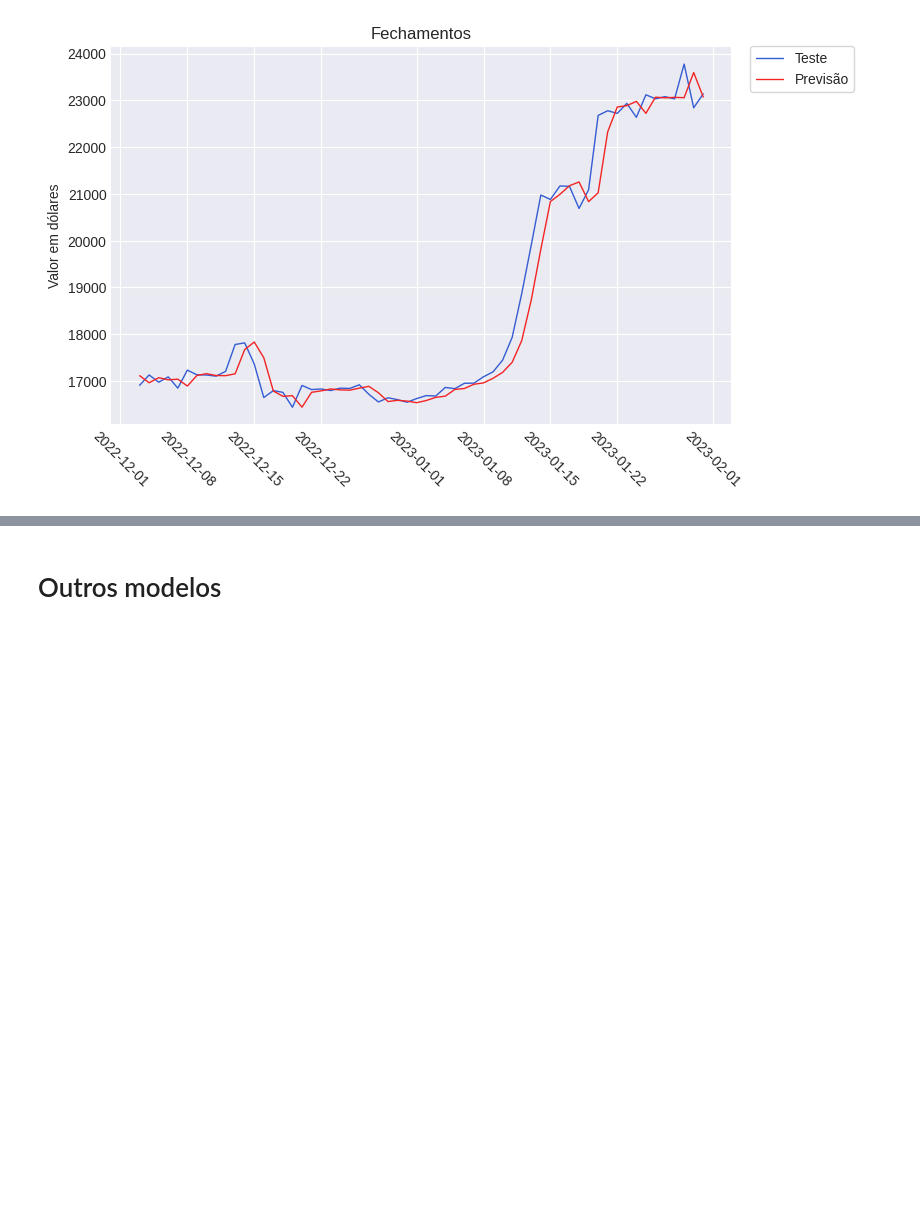
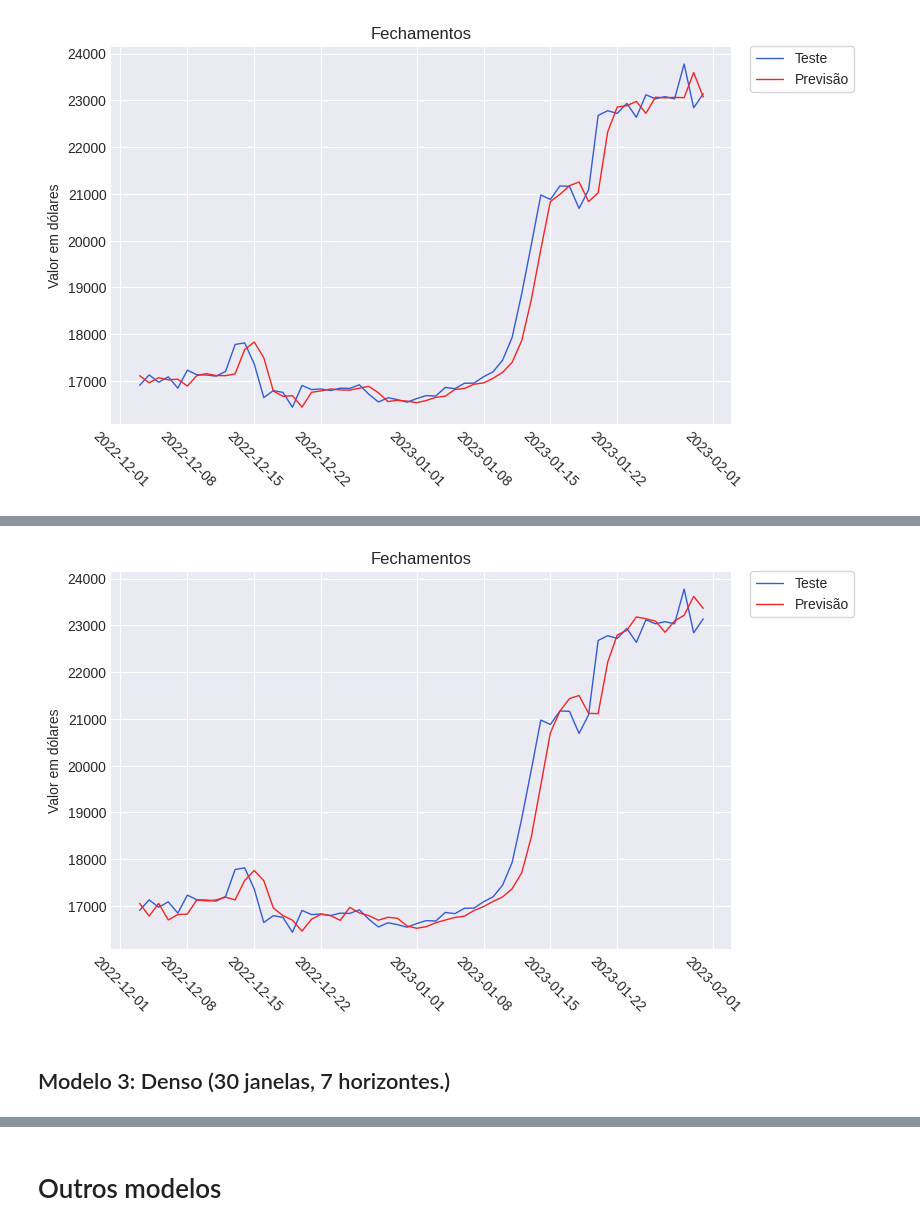
Before and after one commit to flohmannjr/tensorflow_curso, a Jupyter notebook: TensorFlow_MP3_BitPredict.ipynb, the cells around one changed output, grey strips where cells are left out. Saved outputs shown, nothing was run; the diff lists cells and outputs as text; code cells hidden in the pictures; blank space fills up the shorter version.

Commit message:
Add Modelos 2 e 3

```diff
--- a/TensorFlow_MP3_BitPredict.ipynb
+++ b/TensorFlow_MP3_BitPredict.ipynb
@@ -349,0 +352,29 @@ metricas[1] = metricas_modelo(tf.squeeze(horizontes_teste), tf.squeeze(previsoes
+# %%
+dados = df['Fechamento'].to_numpy().astype('float32')
+janela_tamanho = 30
+horizonte_tamanho = 1
+
+janelas, horizontes = criar_janelas(dados, janela_tamanho, horizonte_tamanho)
+
+janelas_treino, janelas_teste, horizontes_treino, horizontes_teste = separar_janelas_treino_teste(janelas, horizontes, tamanho_teste=0.2)
+# %%
+tf.random.set_seed(SEMENTE)
+
+modelo_nome = 'modelo_2_denso_30j_1h'
+
+modelo = Sequential(name=modelo_nome)
+
+modelo.add(Dense(units=TAMANHO_CNN, activation=ATIVACAO_CNN))
+modelo.add(Dense(units=horizonte_tamanho, activation=ATIVACAO_HORIZONTE))
+
+modelo.compile(loss=PERDA,
+               optimizer=Adam(),
+               metrics=METRICAS)
+
+historico = modelo.fit(x=janelas_treino,
+                       y=horizontes_treino,
+                       epochs=100,
+                       batch_size=TAMANHO_LOTE,
+                       validation_data=(janelas_teste, horizontes_teste),
+                       callbacks=[criar_marco_modelo(modelo_nome, caminho=CAMINHO_MARCOS)],
+                       verbose=0)
@@ -349,0 +386,3 @@ metricas[1] = metricas_modelo(tf.squeeze(horizontes_teste), tf.squeeze(previsoes
+# %%
+modelo = load_model(os.path.join(CAMINHO_MARCOS, modelo_nome))
+modelo.evaluate(janelas_teste, horizontes_teste)
@@ -349,0 +392,2 @@ metricas[1] = metricas_modelo(tf.squeeze(horizontes_teste), tf.squeeze(previsoes
+# %%
+previsoes = modelo.predict(janelas_teste)
@@ -349,0 +396,6 @@ metricas[1] = metricas_modelo(tf.squeeze(horizontes_teste), tf.squeeze(previsoes
+# %%
+grafico_series(X_teste=X_test[-len(janelas_teste):], y_teste=horizontes_teste[:, 0],
+               X_previsao=X_test[-len(janelas_teste):], y_previsao=previsoes[:, 0],
+               inicio=-60)
+# %% [output]
+[figure, added]
@@ -349,0 +404,2 @@ metricas[1] = metricas_modelo(tf.squeeze(horizontes_teste), tf.squeeze(previsoes
+# %% [markdown]
+## Modelo 3: Denso (30 janelas, 7 horizontes.)
```
Also changed, not shown: parts of 19 cells of this notebook.
